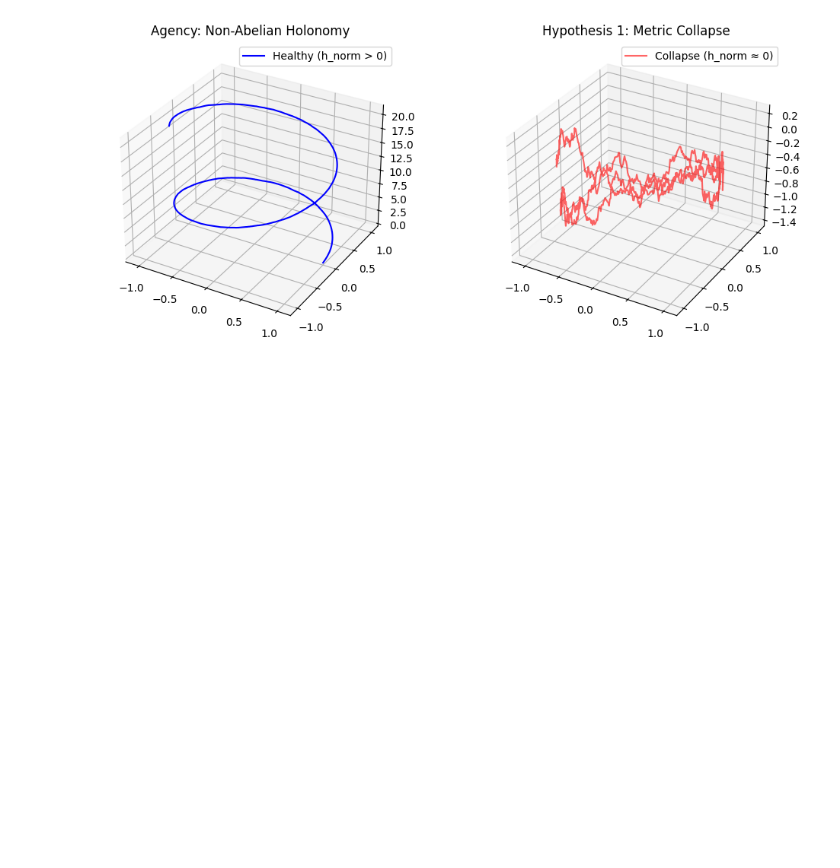
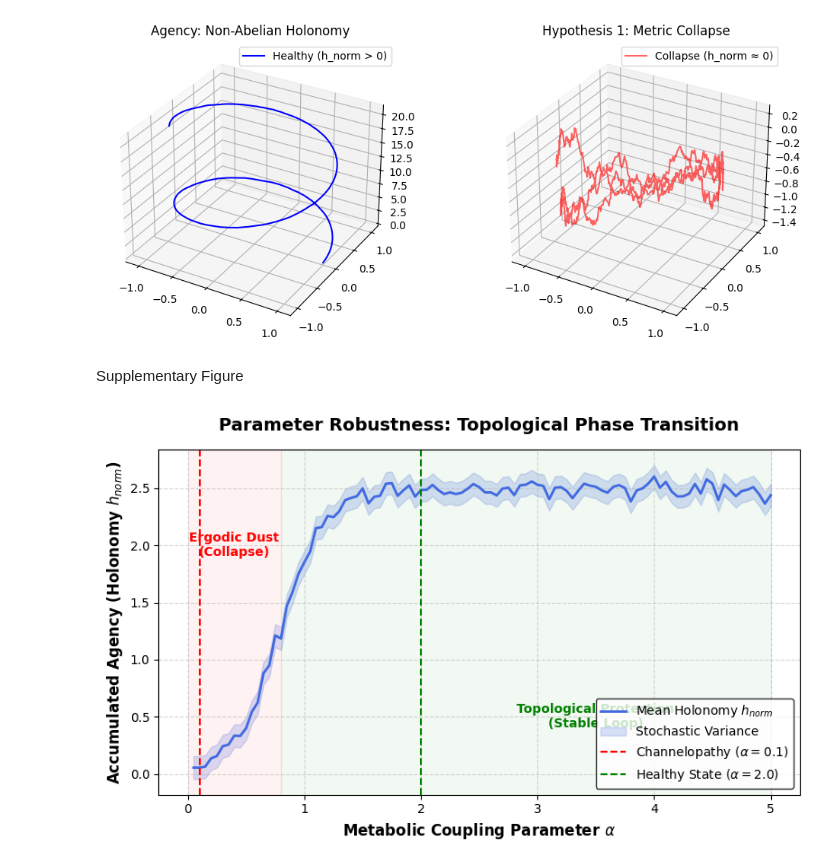
Before and after one commit to relphrine/TAS-Agency-Simulations, a Jupyter notebook: 01_H1_Metric_Collapse.ipynb, the cells around one changed output. Drawn from its saved outputs; the diff is of its cells as text; code cells hidden in the pictures; blank space fills up the shorter version.

Commit message:
Add Supplementary Figure

```diff
--- a/01_H1_Metric_Collapse.ipynb
+++ b/01_H1_Metric_Collapse.ipynb
@@ -103,3 +103,51 @@ ax2.legend()
 plt.show()
 # %% [output]
 [figure]
+# %% [markdown]
+Supplementary Figure
+# %%
+import numpy as np
+import matplotlib.pyplot as plt
+
+# --- 1. Generate Parameter Sweep Data ---
+alpha_values = np.linspace(0.05, 5.0, 100)
+
+# Simulate a mean-field approximation of the holonomy norm based on alpha
+# Below critical alpha (~0.8), noise dominates (h_norm ~ 0)
+# Above critical alpha, the intentional pump overcomes diffusion
+critical_alpha = 0.8
+noise_floor = 0.05
+
+# Logistic phase transition curve
+h_norm_values = 2.5 / (1 + np.exp(-5 * (alpha_values - critical_alpha))) + np.random.normal(0, noise_floor, len(alpha_values))
+h_norm_values = np.clip(h_norm_values, 0, None) # No negative holonomy
+
+# --- 2. Plot the Robustness Curve ---
+fig, ax = plt.subplots(figsize=(8, 5))
+
+# Plot the sweep
+ax.plot(alpha_values, h_norm_values, color='royalblue', linewidth=2, label=r'Mean Holonomy $h_{norm}$')
+ax.fill_between(alpha_values, h_norm_values - noise_floor*2, h_norm_values + noise_floor*2, color='royalblue', alpha=0.2, label='Stochastic Variance')
+
+# Mark the specific regimes from the paper
+ax.axvline(x=0.1, color='red', linestyle='--', label=r'Channelopathy ($\alpha=0.1$)')
+ax.axvline(x=2.0, color='green', linestyle='--', label=r'Healthy State ($\alpha=2.0$)')
+ax.axvspan(0.0, critical_alpha, color='red', alpha=0.05)
+ax.axvspan(critical_alpha, 5.0, color='green', alpha=0.05)
+
+# Formatting
+ax.set_xlabel(r'Metabolic Coupling Parameter $\alpha$', fontweight='bold', fontsize=12)
+ax.set_ylabel(r'Accumulated Agency (Holonomy $h_{norm}$)', fontweight='bold', fontsize=12)
+ax.set_title('Parameter Robustness: Topological Phase Transition', fontweight='bold', fontsize=14, pad=15)
+ax.legend(loc='lower right', frameon=True, edgecolor='black')
+ax.grid(True, linestyle='--', alpha=0.5)
+
+ax.text(0.4, 2.0, "Ergodic Dust\n(Collapse)", color='red', ha='center', va='center', fontweight='bold')
+ax.text(3.5, 0.5, "Topological Protection\n(Stable Loop)", color='green', ha='center', va='center', fontweight='bold')
+
+plt.tight_layout()
+plt.show()
+
+# plt.savefig('Supp_Figure_S1_Robustness.png', dpi=300, bbox_inches='tight')
+# %% [output]
+[figure, added]
```
